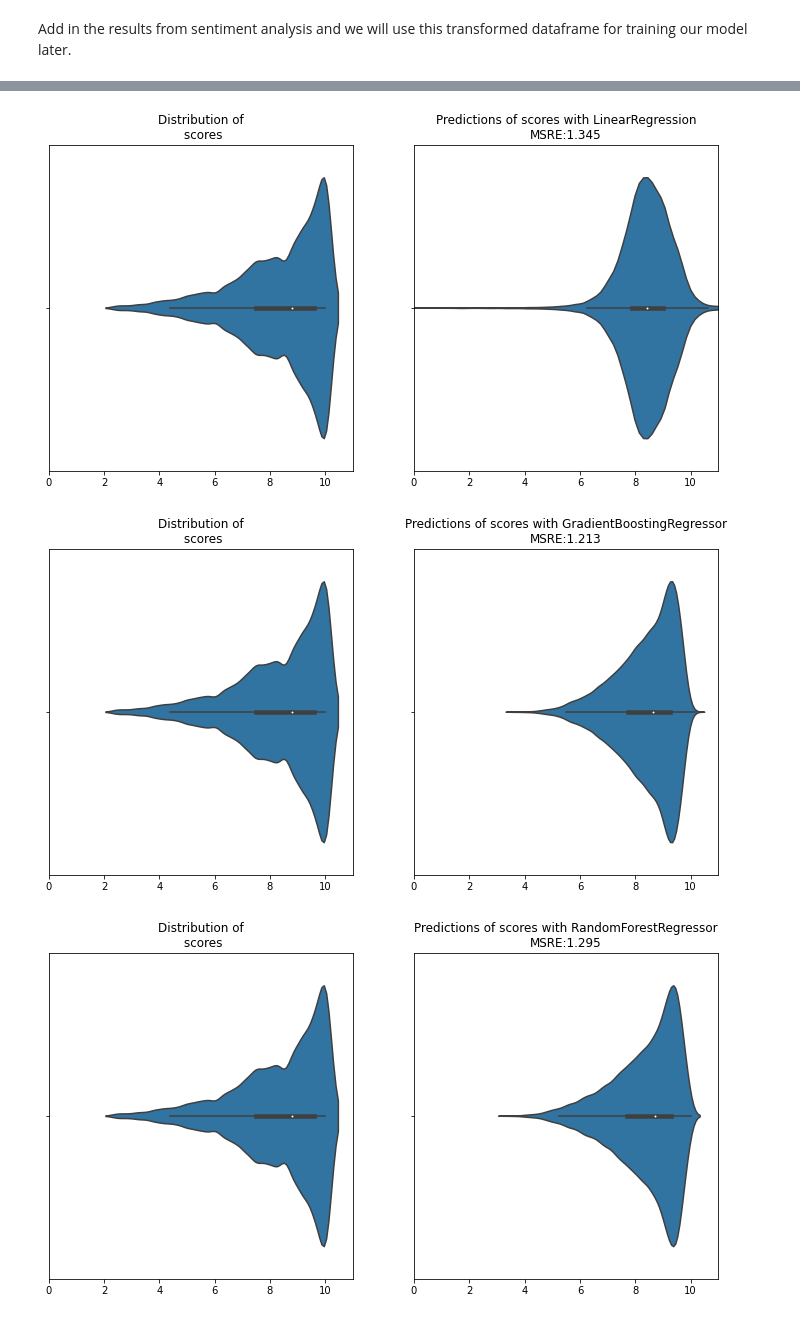
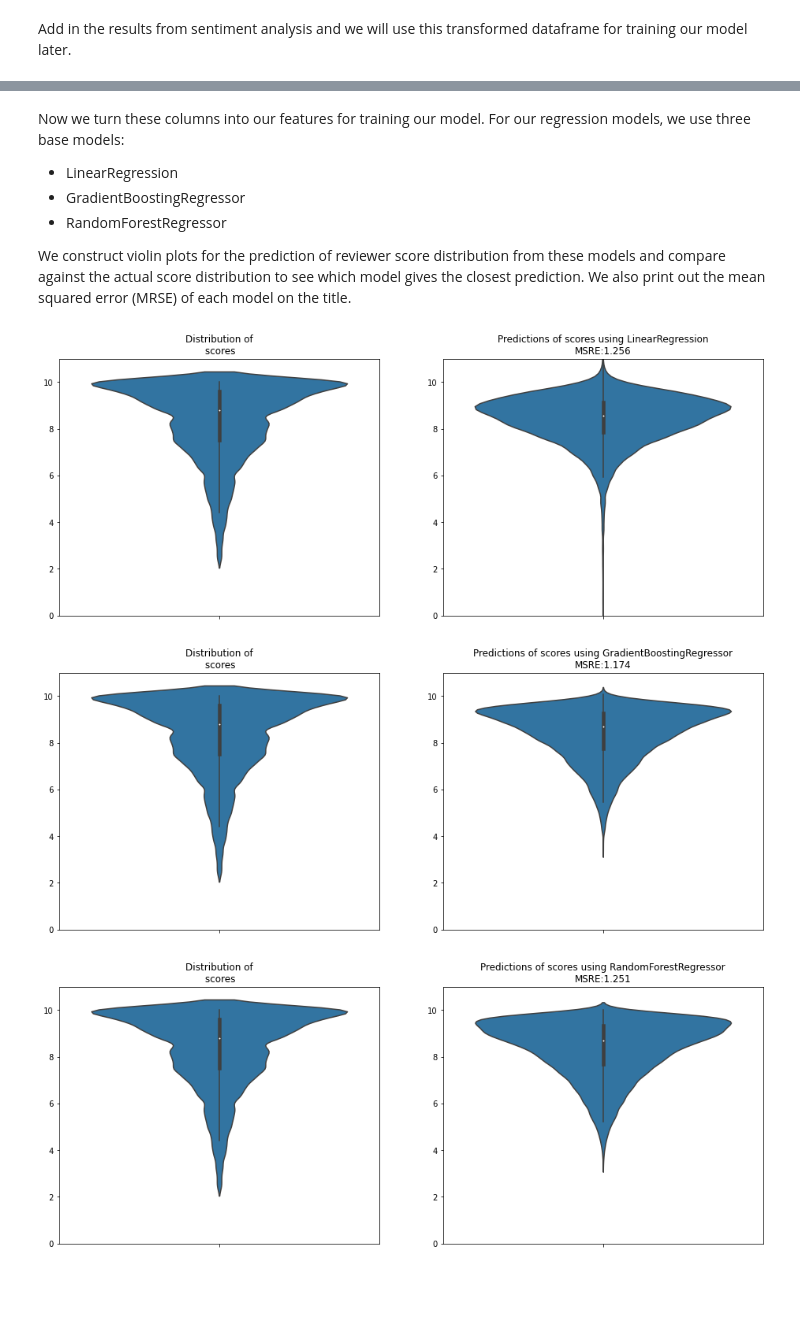
Before and after one commit to yapcm96/supervised-nlp-hotelreviews-regression, a Jupyter notebook: hotel_reviews.ipynb, the cells around one changed output, grey strips where cells are left out. Saved outputs shown, nothing was run; the diff lists cells and outputs as text; code cells hidden in the pictures; blank space fills up the shorter version.

```diff
--- a/hotel_reviews.ipynb
+++ b/hotel_reviews.ipynb
@@ -513,0 +613,16 @@ df_transformed
+# %%
+df_transformed = pd.concat([scaled_columns, encoded_columns], axis=1)
+
+extra_columns = df[['triptype_Leisure',
+'triptype_Business',
+'travellertype_Couple',
+'travellertype_With_a_pet',
+'travellertype_Solo_traveler',
+'travellertype_Group',
+'travellertype_Family_with_young_children',
+'travellertype_Family_with_older_children',
+'travellertype_Travelers_with_friends',
+'Reviewer_Score']]
+
+df_transformed = pd.concat([df_transformed, extra_columns.reset_index(drop=True)], axis=1)
+df_transformed
@@ -532,3 +644,0 @@ df[['neg','neu','pos','compound']]
-# %%
-df_transformed = pd.concat([df_transformed, df[['neg','neu','pos','compound']].reset_index(drop=True)], axis=1)
-df_transformed
@@ -567,59 +679,55 @@ plt.show()
+# %% [markdown]
+Now we turn these columns into our features for training our model. For our regression models, we use three base models:
+- LinearRegression
+- GradientBoostingRegressor
+- RandomForestRegressor
+
+We construct violin plots for the prediction of reviewer score distribution from these models and compare against the actual score distribution to see which model gives the closest prediction. We also print out the mean squared error (MRSE) of each model on the title.
 # %%
-
 # Columns to use to train the models
 # Only the columns with the highest correlation were chosen
 cols = ['Review_Total_Negative_Word_Counts',
         'Average_Score',
-        'neu',
-        'neg',
+        'compound',
         'Review_Total_Positive_Word_Counts']
 
-X = df[cols].values
-y = df["Reviewer_Score"].values
-
-from sklearn.model_selection import train_test_split
+X = df_transformed[cols].values
+y = df_transformed["Reviewer_Score"].values
 X_train, X_test, y_train, y_test = train_test_split(X, y, test_size=0.2, random_state=0)
-
-from sklearn.metrics import mean_squared_error
 
 def plot_res(y_test,pred, model = "LinearRegression"):
 # Violinplots with the distribution of real scores and predicted scores
+    MSRE = round((mean_squared_error(y_test,pred))**0.5,3)
+    fig, axes = plt.subplots(nrows=1, ncols=2, figsize = (16,6))
 
-    MSRE = round((mean_squared_error(y_test,pred))**0.5,3)
-    fig, axes = plt.subplots(nrows=1, ncols=2, figsize = (12,6))
+    sns.violinplot(y=y_test, ax = axes[0])
+    axes[0].set_title("Distribution of\n scores")
+    axes[0].set_ylim(0,11)
 
-    sns.violinplot(y_test, ax = axes[0])
-    axes[0].set_title("Distribution of\n scores")
-    axes[0].set_xlim(0,11)
-
-    sns.violinplot(pred, ax = axes[1])
-    title = f"Predictions of scores with {model}\nMSRE:{MSRE}"
+    sns.violinplot(y=pred, ax = axes[1])
+    title = f"Predictions of scores using {model}\nMSRE:{MSRE}"
     axes[1].set_title(title)
-    axes[1].set_xlim(0,11)
+    axes[1].set_ylim(0,11)
     plt.show()
 
 # LinearRegression
-from sklearn.linear_model import LinearRegression
-
 model = LinearRegression()
 model.fit(X_train, y_train)
 pred = model.predict(X_test)
 plot_res(y_test,pred, model = "LinearRegression")
 
 # GradientBoostingRegressor
-from sklearn.ensemble import GradientBoostingRegressor
 model = GradientBoostingRegressor()
 model.fit(X_train, y_train)
 pred = model.predict(X_test)
 plot_res(y_test,pred, model = "GradientBoostingRegressor")
 
 # RandomForestRegressor
-from sklearn.ensemble import RandomForestRegressor
 model = RandomForestRegressor()
 model.fit(X_train, y_train)
 pred = model.predict(X_test)
 plot_res(y_test,pred, model = "RandomForestRegressor")
 # %% [output]
-[figure, old version]
+[figure, new version]
-[figure, old version]
+[figure, new version]
-[figure, old version]
+[figure, new version]
```
Also changed, not shown: parts of 81 cells of this notebook, 1 other file.
